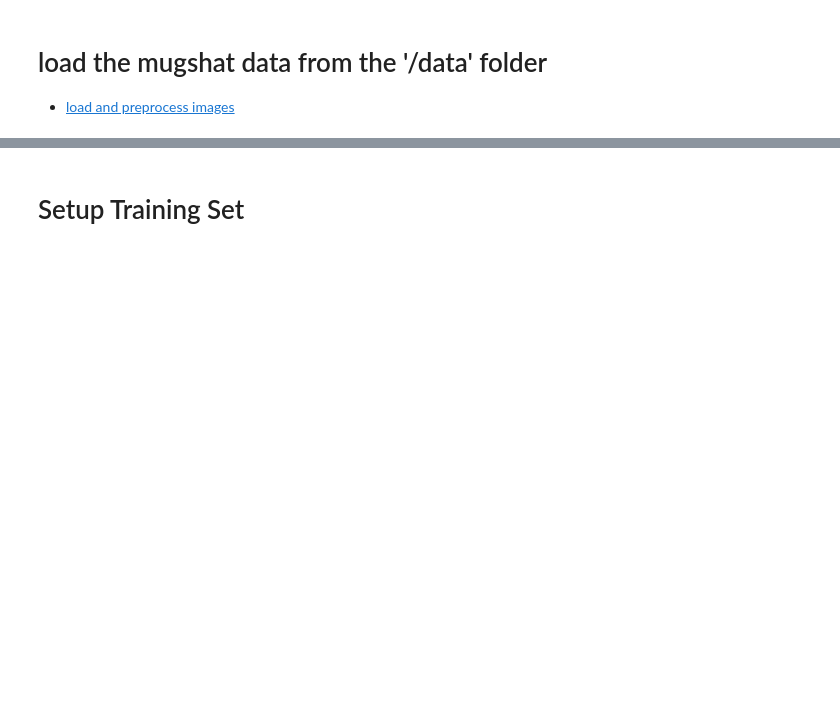
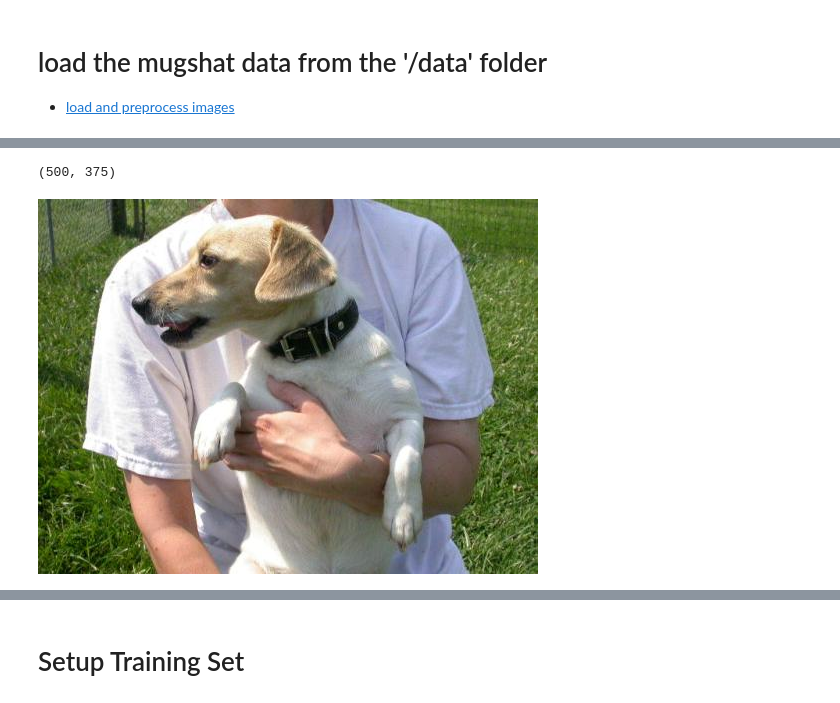
Before and after one commit to PhilipNirushan/CatsVsDogsClassifier, a Jupyter notebook: training_notebooks/cats_vs_dogs_classification.ipynb, the cells around one changed output, grey strips where cells are left out. Saved outputs shown, nothing was run; the diff lists cells and outputs as text; code cells hidden in the pictures; blank space fills up the shorter version.

```diff
--- a/training_notebooks/cats_vs_dogs_classification.ipynb
+++ b/training_notebooks/cats_vs_dogs_classification.ipynb
@@ -168 +169,8 @@ print(image_count)
+# %%
+# print the second image from cats directory
+print(PIL.Image.open(str(dogs[1])).size)
+PIL.Image.open(str(dogs[1]))
+# %% [output]
+(500, 375)
+[figure, added]
 # %%
```
Also changed, not shown: parts of 32 cells of this notebook.
